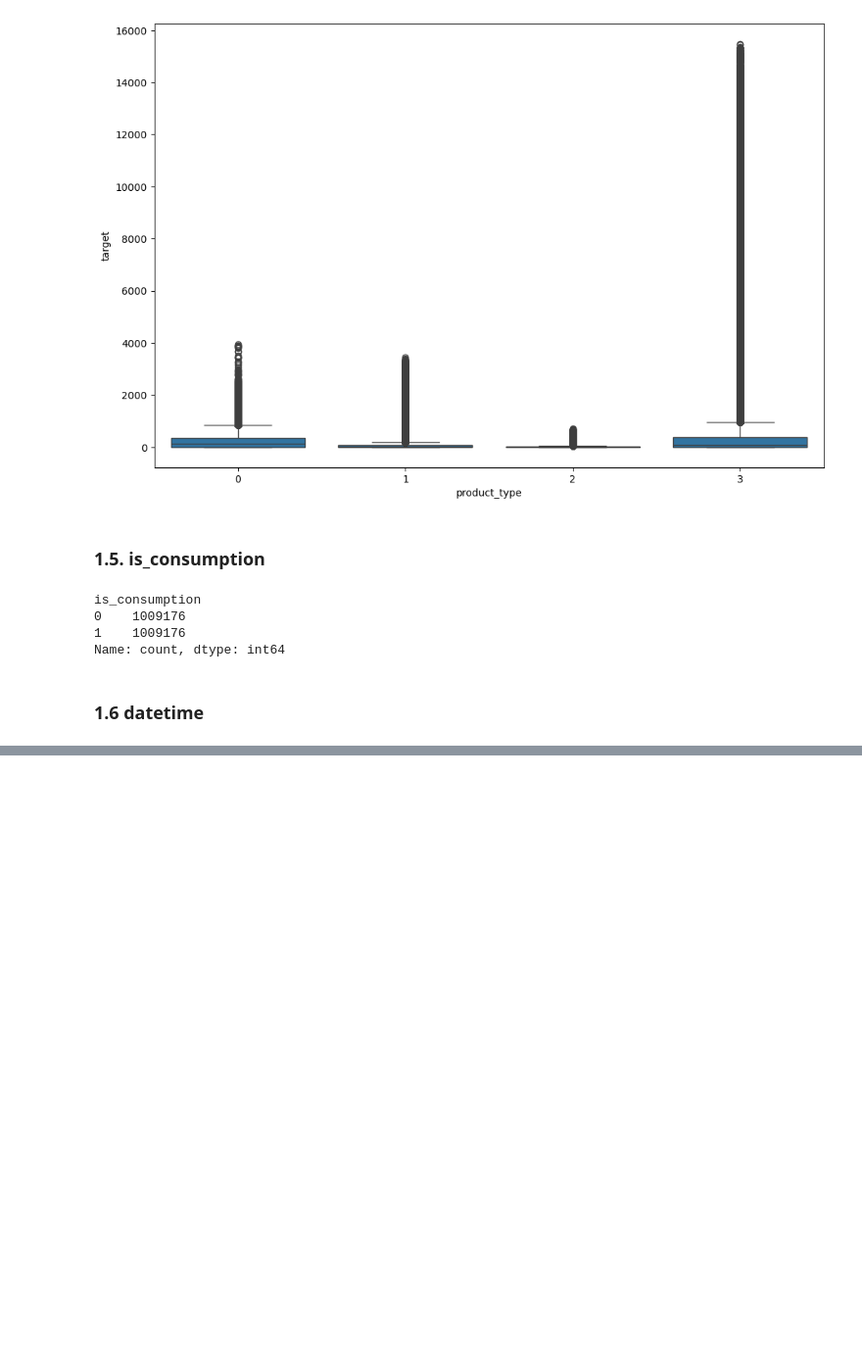
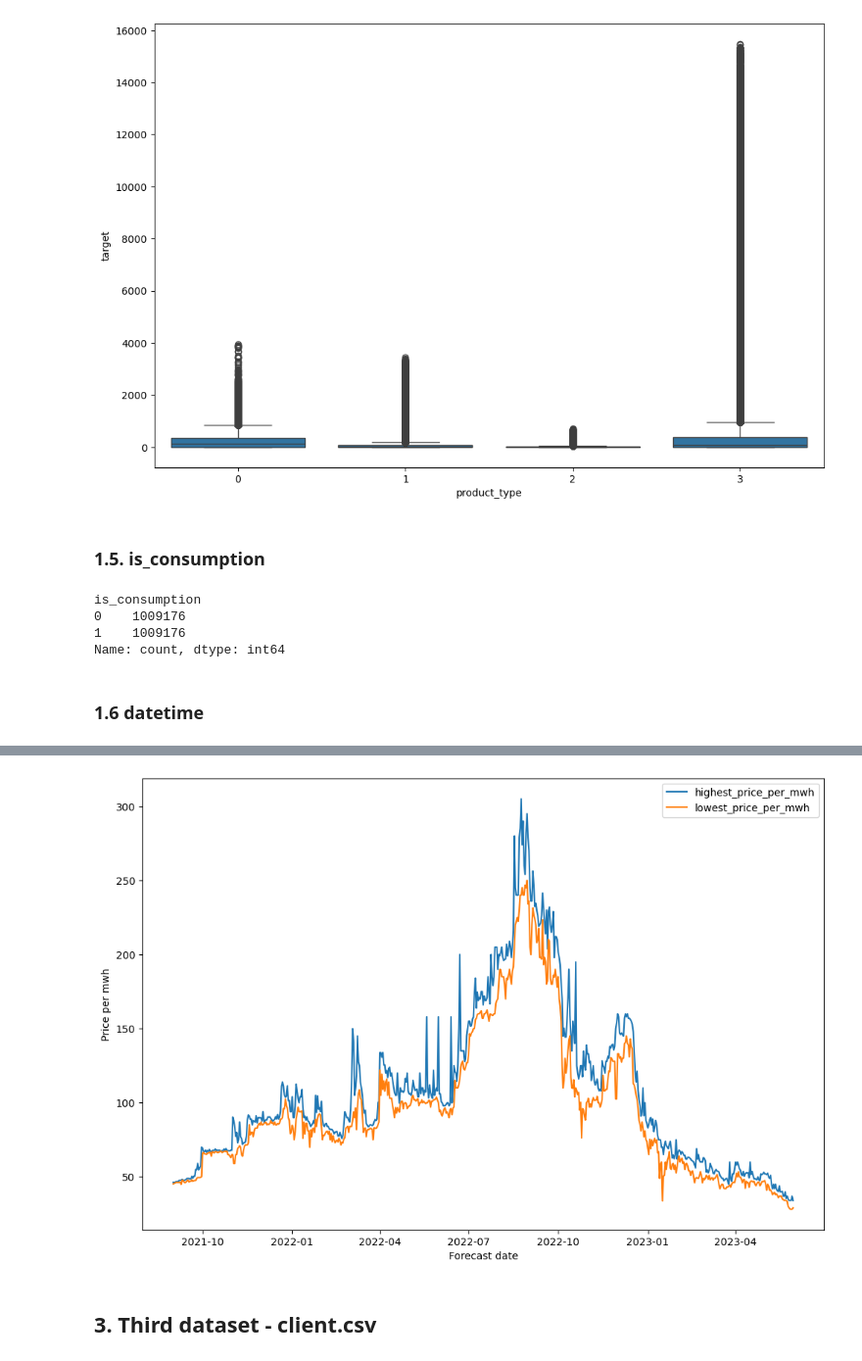
Before and after one commit to DWalicki95/energy_behavior_of_prosumers, a Jupyter notebook: notebooks/EDA.ipynb, the cells around one changed output, grey strips where cells are left out. Shown at 98% size. Drawn from its saved outputs; the diff is of its cells as text; code cells hidden in the pictures; blank space fills up the shorter version.

```diff
--- a/notebooks/EDA.ipynb
+++ b/notebooks/EDA.ipynb
@@ -265,0 +403,12 @@ Name: datetime, Length: 2018352, dtype: datetime64[ns, Europe/Tallinn]
+# %%
+df_gas['forecast_date'] = pd.to_datetime(df_gas['forecast_date'])
+# %%
+plt.figure(figsize=(12, 8))
+sns.lineplot(data=df_gas, x='forecast_date', y='highest_price_per_mwh', label='highest_price_per_mwh')
+sns.lineplot(data=df_gas, x='forecast_date', y='lowest_price_per_mwh', label='lowest_price_per_mwh')
+plt.xlabel('Forecast date')
+plt.ylabel('Price per mwh');
+# %% [output]
+[figure, added]
+# %% [markdown]
+## 3. Third dataset - client.csv
```
Also changed, not shown: parts of 41 cells of this notebook.
